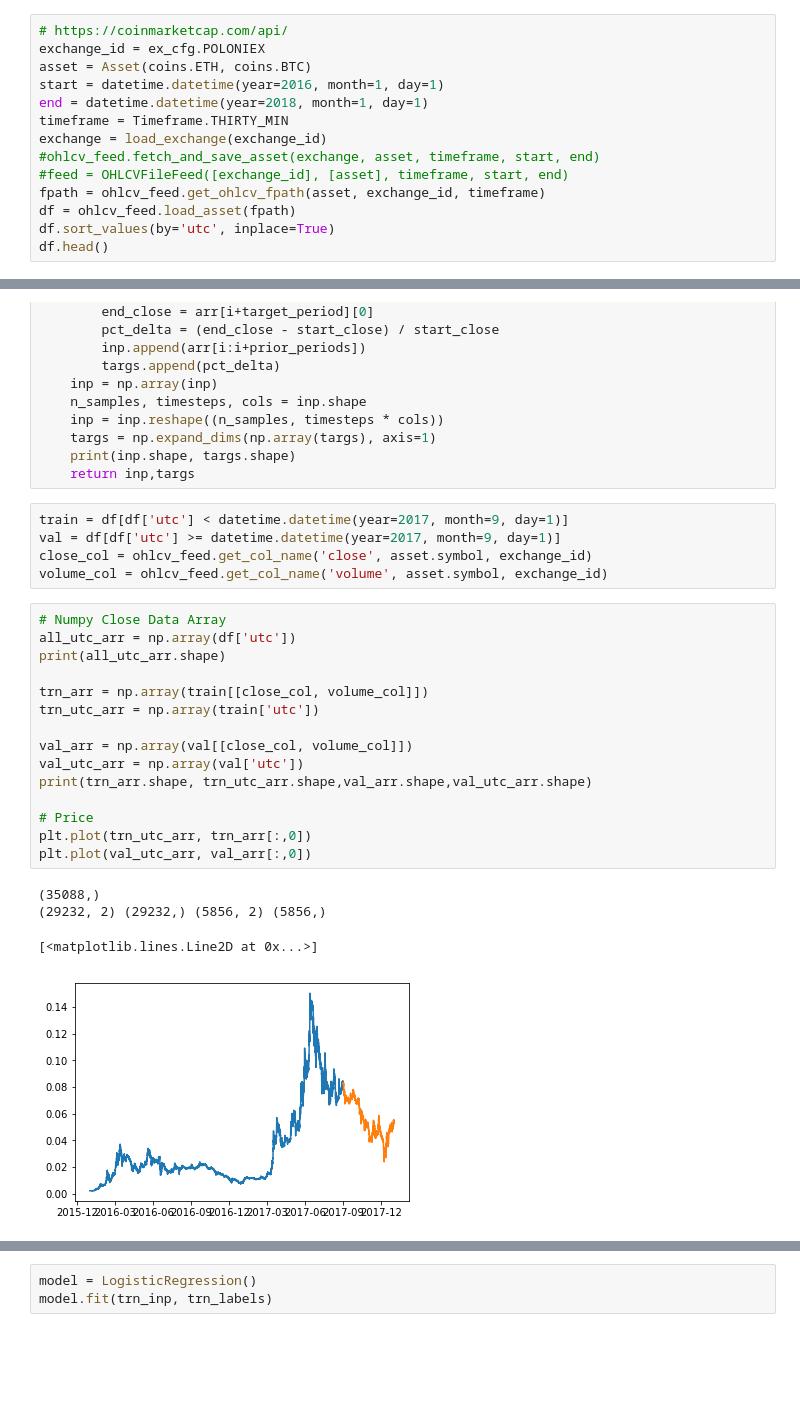
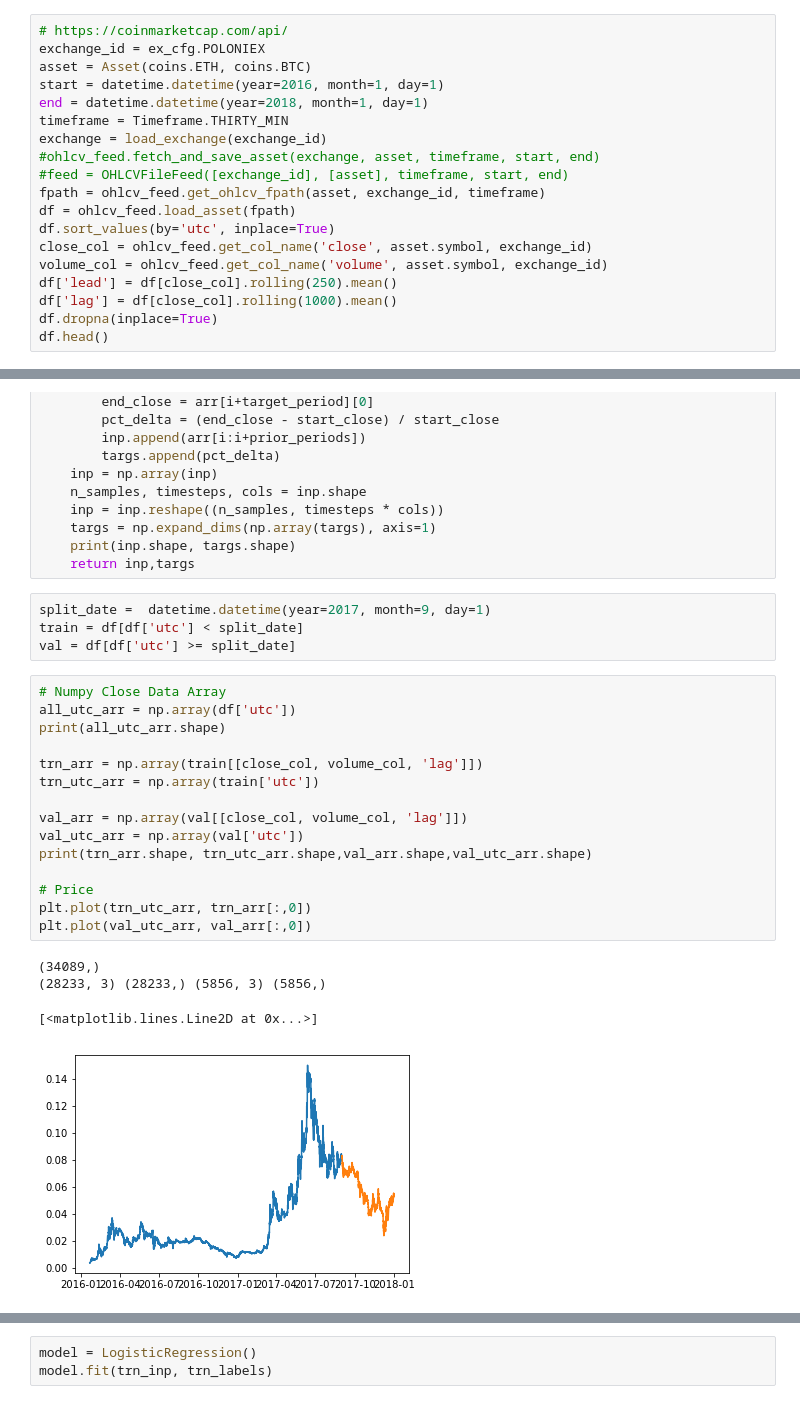
Before and after one commit to bfortuner/punisher, a Jupyter notebook: basic_models.ipynb, the cells around one changed output, grey strips where cells are left out. Saved outputs shown, nothing was run; the diff lists cells and outputs as text; blank space fills up the shorter version.

```diff
--- a/basic_models.ipynb
+++ b/basic_models.ipynb
@@ -79,6 +80,11 @@ exchange = load_exchange(exchange_id)
 fpath = ohlcv_feed.get_ohlcv_fpath(asset, exchange_id, timeframe)
 df = ohlcv_feed.load_asset(fpath)
 df.sort_values(by='utc', inplace=True)
+close_col = ohlcv_feed.get_col_name('close', asset.symbol, exchange_id)
+volume_col = ohlcv_feed.get_col_name('volume', asset.symbol, exchange_id)
+df['lead'] = df[close_col].rolling(250).mean()
+df['lag'] = df[close_col].rolling(1000).mean()
+df.dropna(inplace=True)
 df.head()
 # %% [output]
 |  | open_ETH/BTC_poloniex | high_ETH/BTC_poloniex | low_ETH/BTC_poloniex | close_ETH/BTC_poloniex | ... |
@@ -447,31 +451,30 @@ def get_inp_targs(arr, prior_periods, target_period):
     targs = np.expand_dims(np.array(targs), axis=1)
     print(inp.shape, targs.shape)
     return inp,targs
-# %%
-train = df[df['utc'] < datetime.datetime(year=2017, month=9, day=1)]
-val = df[df['utc'] >= datetime.datetime(year=2017, month=9, day=1)]
-close_col = ohlcv_feed.get_col_name('close', asset.symbol, exchange_id)
-volume_col = ohlcv_feed.get_col_name('volume', asset.symbol, exchange_id)
+# %%
+split_date =  datetime.datetime(year=2017, month=9, day=1)
+train = df[df['utc'] < split_date]
+val = df[df['utc'] >= split_date]
 # %%
 # Numpy Close Data Array
 all_utc_arr = np.array(df['utc'])
 print(all_utc_arr.shape)
 
-trn_arr = np.array(train[[close_col, volume_col]])
+trn_arr = np.array(train[[close_col, volume_col, 'lag']])
 trn_utc_arr = np.array(train['utc'])
 
-val_arr = np.array(val[[close_col, volume_col]])
+val_arr = np.array(val[[close_col, volume_col, 'lag']])
 val_utc_arr = np.array(val['utc'])
 print(trn_arr.shape, trn_utc_arr.shape,val_arr.shape,val_utc_arr.shape)
 
 # Price
 plt.plot(trn_utc_arr, trn_arr[:,0])
 plt.plot(val_utc_arr, val_arr[:,0])
 # %% [output]
-(35088,)
-(29232, 2) (29232,) (5856, 2) (5856,)
+(34089,)
+(28233, 3) (28233,) (5856, 3) (5856,)
 [<matplotlib.lines.Line2D at 0x...>]
-[figure, old version]
+[figure, new version]
 # %%
 # Volume
 plt.plot(trn_utc_arr, trn_arr[:,1])
```
Also changed, not shown: parts of 51 cells of this notebook.
